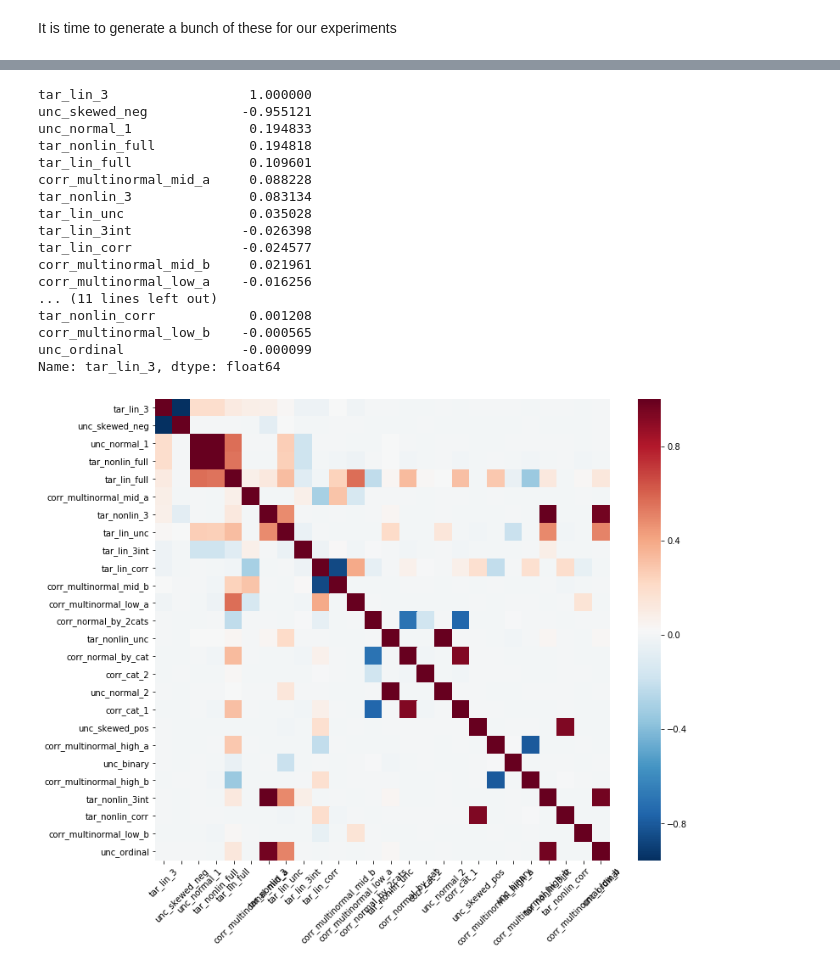
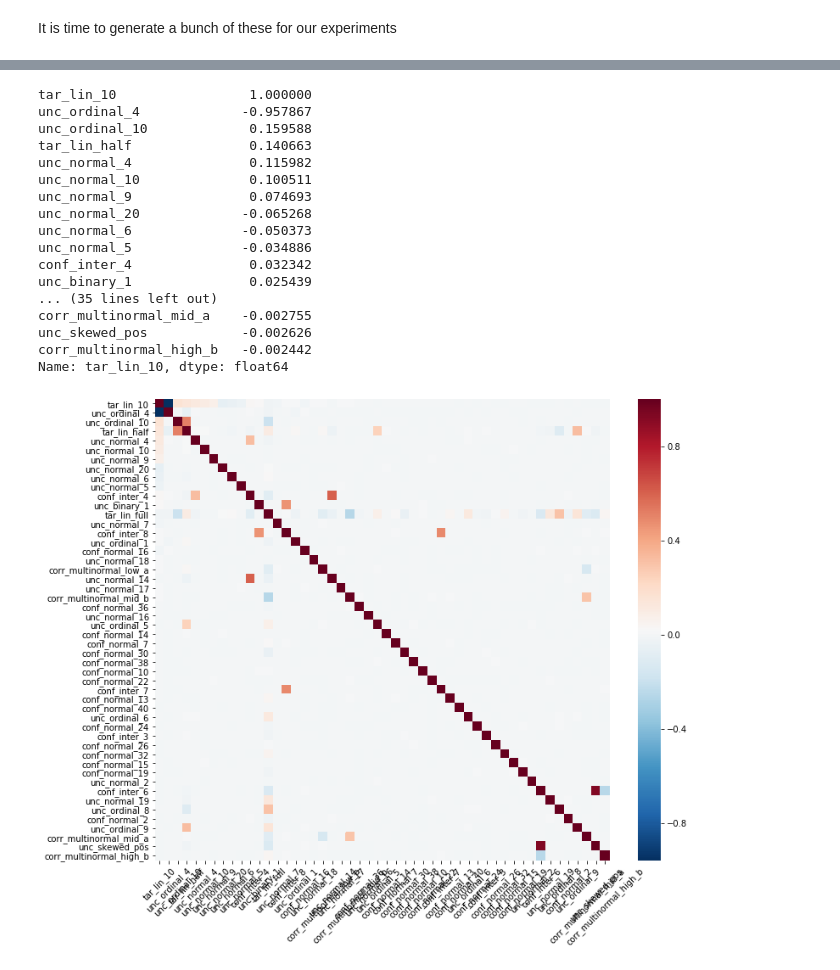
Before and after one commit to lucabasa/ML-algorithms-and-experiments, a Jupyter notebook: 01_data_generation.ipynb, the cells around one changed output, grey strips where cells are left out. Saved outputs shown, nothing was run; the diff lists cells and outputs as text; code cells hidden in the pictures.

```diff
--- a/01_data_generation.ipynb
+++ b/01_data_generation.ipynb
@@ -109,6 +138,7 @@ data = pd.DataFrame()
 
 data = make_uncorrelated(data, 100000)
 data = make_correlated(data, 100000)
+data = make_confounding(data)
 
 data.head()
 # %% [output]
@@ -607,21 +589,21 @@ coefs_linear['tar_lin_3']
 # %%
-exp.plot_correlations(data, target='tar_lin_3')
+exp.plot_correlations(data, target='tar_lin_10')
 # %% [output]
-tar_lin_3                  1.000000
-unc_skewed_neg            -0.955121
-unc_normal_1               0.194833
-tar_nonlin_full            0.194818
-tar_lin_full               0.109601
-corr_multinormal_mid_a     0.088228
-tar_nonlin_3               0.083134
-tar_lin_unc                0.035028
-tar_lin_3int              -0.026398
-tar_lin_corr              -0.024577
-corr_multinormal_mid_b     0.021961
-corr_multinormal_low_a    -0.016256
-... (11 lines left out)
-tar_nonlin_corr            0.001208
-corr_multinormal_low_b    -0.000565
-unc_ordinal               -0.000099
-Name: tar_lin_3, dtype: float64
+tar_lin_10                 1.000000
+unc_ordinal_4             -0.957867
+unc_ordinal_10             0.159588
+tar_lin_half               0.140663
+unc_normal_4               0.115982
+unc_normal_10              0.100511
+unc_normal_9               0.074693
+unc_normal_20             -0.065268
+unc_normal_6              -0.050373
+unc_normal_5              -0.034886
+conf_inter_4               0.032342
+unc_binary_1               0.025439
+... (35 lines left out)
+corr_multinormal_mid_a    -0.002755
+unc_skewed_pos            -0.002626
+corr_multinormal_high_b   -0.002442
+Name: tar_lin_10, dtype: float64
-[figure, old version]
+[figure, new version]
```
Also changed, not shown: parts of 38 cells of this notebook, 1 other file.
